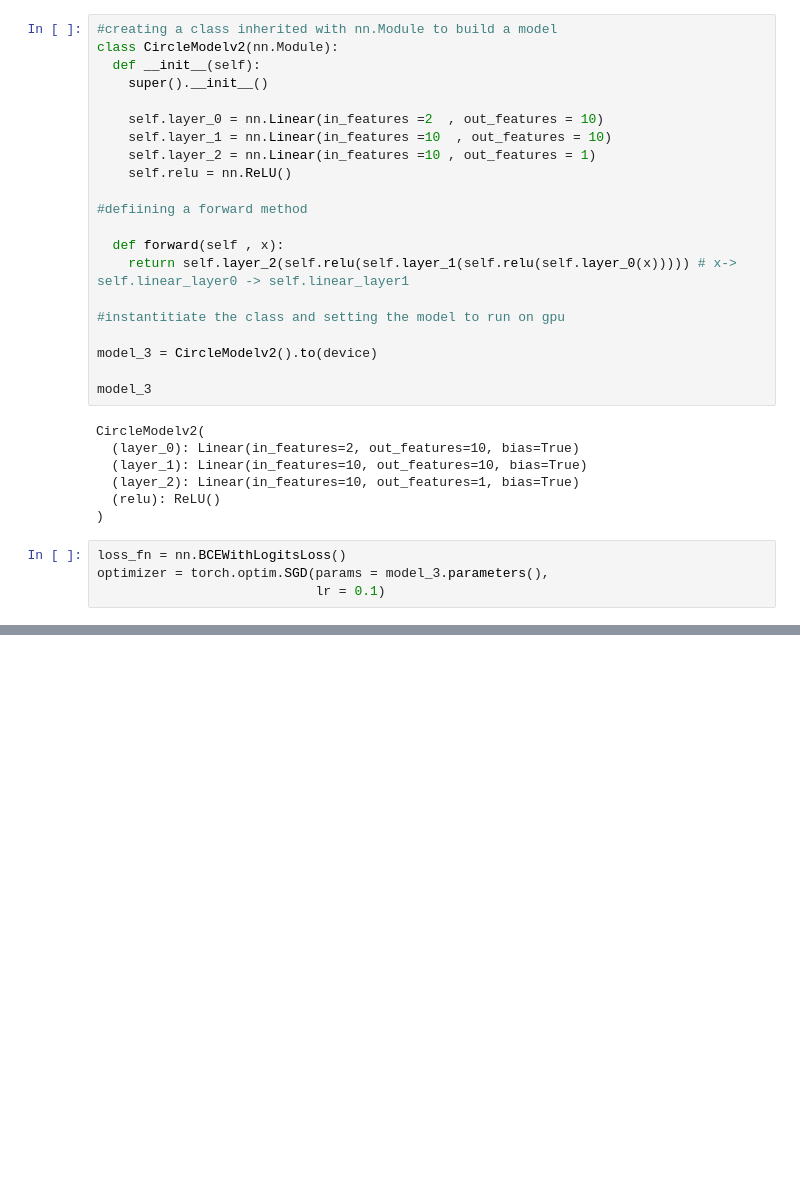
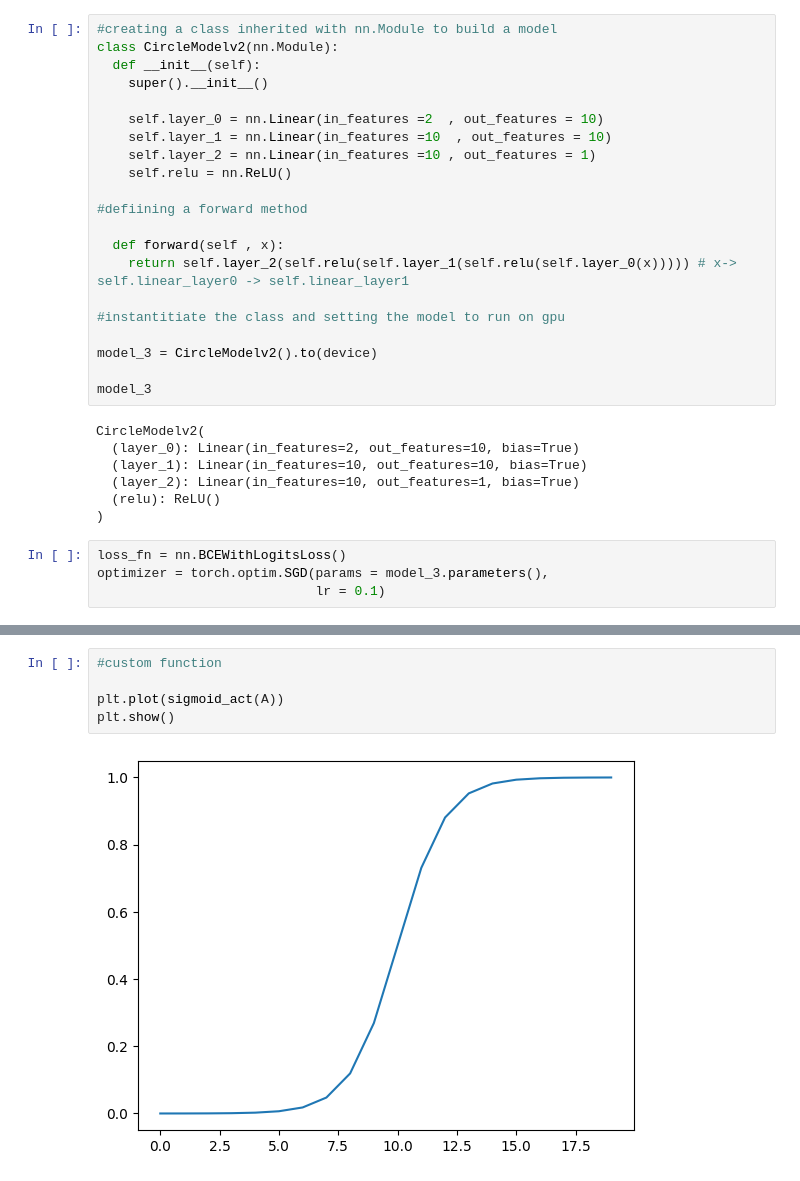
Before and after one commit to arosha27/Week4-LearnPyTorch, a Jupyter notebook: 02_pytorch_classification.ipynb, the cells around one changed output, grey strips where cells are left out. Cells and saved outputs as stored; diff of their text form; blank space fills up the shorter version.

```diff
--- a/02_pytorch_classification.ipynb
+++ b/02_pytorch_classification.ipynb
@@ -846,0 +892,7 @@ test_acc
+# %%
+#custom function
+
+plt.plot(sigmoid_act(A))
+plt.show()
+# %% [output]
+[figure, added]
```
Also changed, not shown: parts of 43 cells of this notebook.
